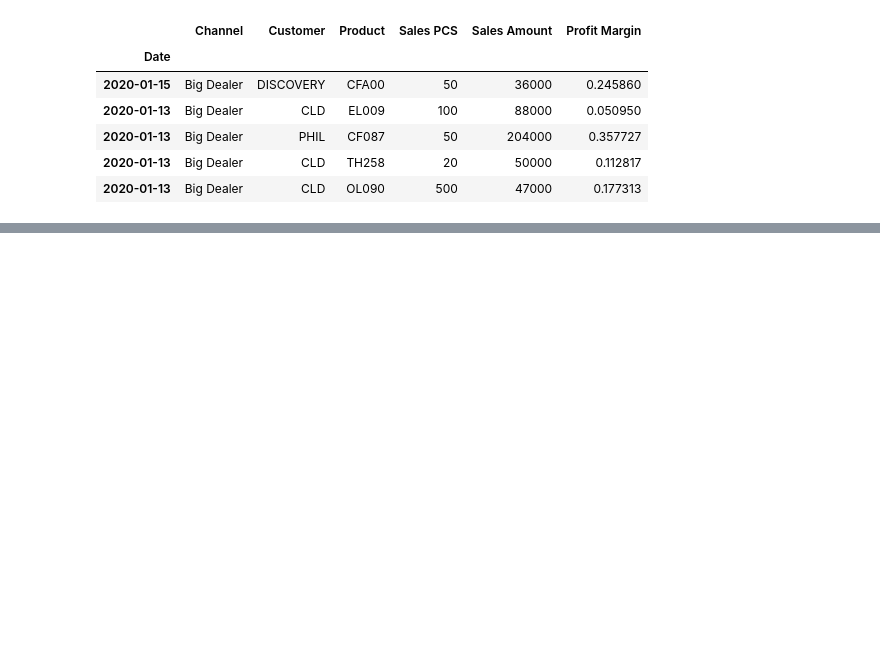
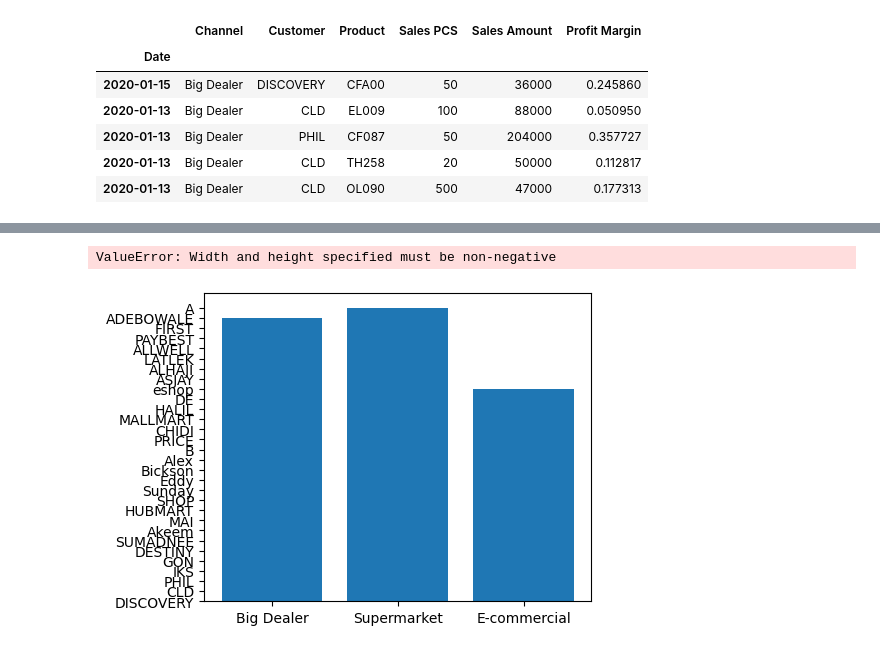
Before and after one commit to louiswordz/CIG_Sales, a Jupyter notebook: CIG.ipynb, the cells around one changed output, grey strips where cells are left out. Drawn from its saved outputs; the diff is of its cells as text; code cells hidden in the pictures; blank space fills up the shorter version.

```diff
--- a/CIG.ipynb
+++ b/CIG.ipynb
@@ -131,0 +148,7 @@ df1.head()
+# %%
+fig, ax = plt.subplots(figsize=[5,4])
+ax.bar(df1.Channel, df1.Customer)
+fig.add_axes([0, 0,0, -1])
+# %% [output]
+ValueError: Width and height specified must be non-negative
+[figure, added]
```
Also changed, not shown: parts of 2 cells of this notebook.
